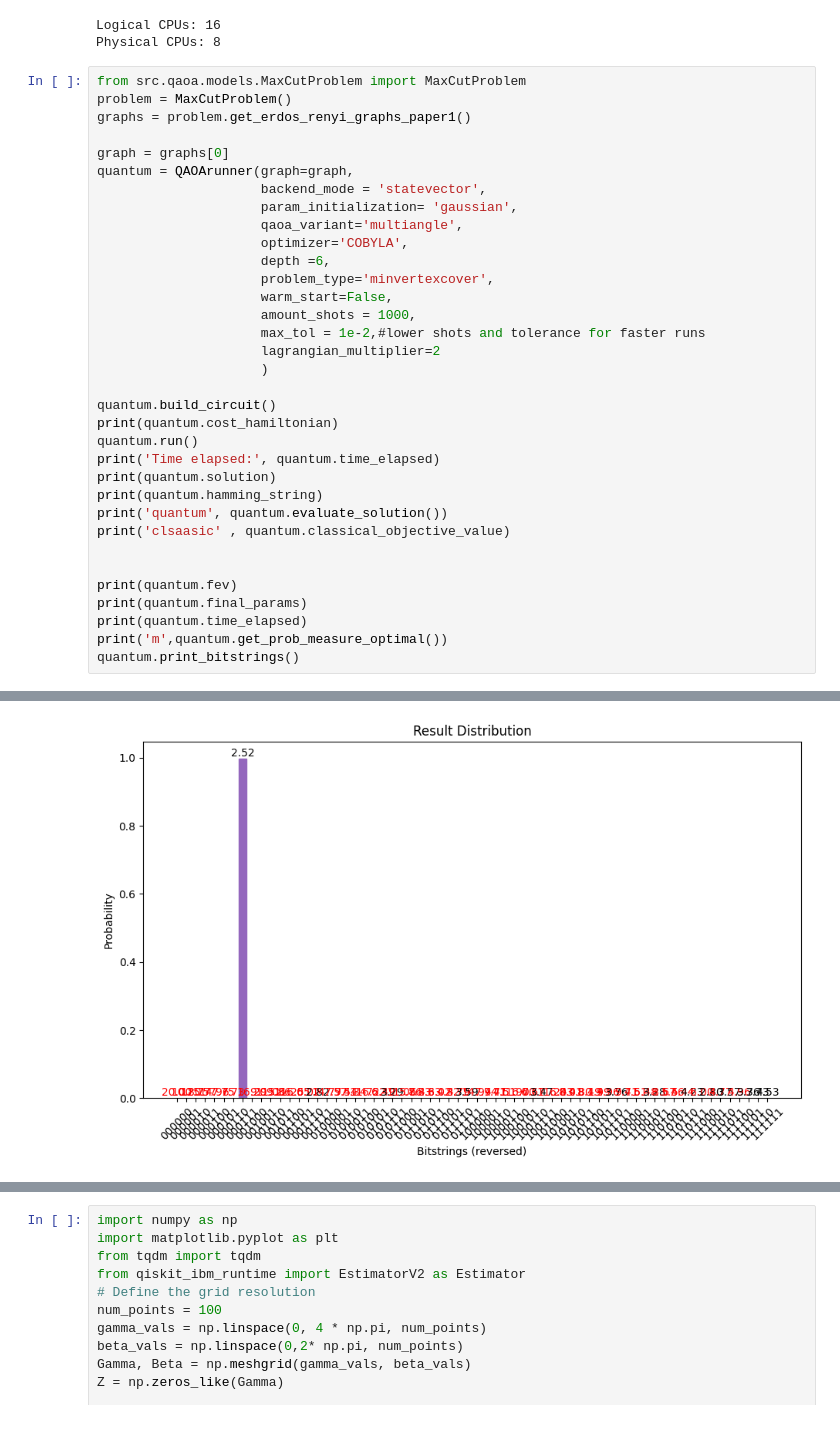
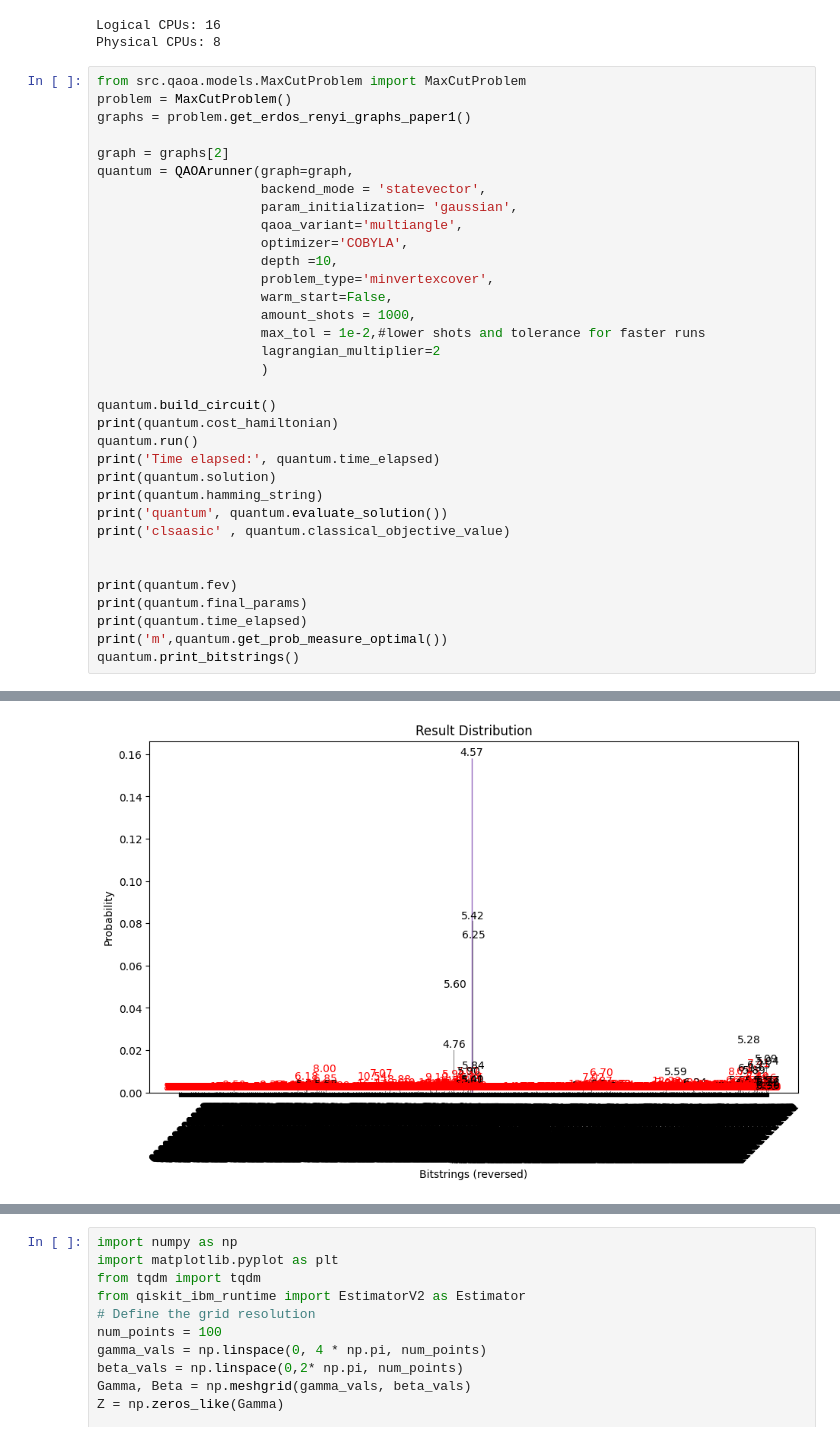
Before and after one commit to Smeidir/QAOA, a Jupyter notebook: tests.ipynb, the cells around one changed output, grey strips where cells are left out. Drawn from its saved outputs; the diff is of its cells as text.

```diff
--- a/tests.ipynb
+++ b/tests.ipynb
@@ -112,13 +112,13 @@ from src.qaoa.models.MaxCutProblem import MaxCutProblem
 problem = MaxCutProblem()
 graphs = problem.get_erdos_renyi_graphs_paper1()
 
-graph = graphs[0]
+graph = graphs[2]
 quantum = QAOArunner(graph=graph,
                      backend_mode = 'statevector',
                      param_initialization= 'gaussian',
                      qaoa_variant='multiangle',
                      optimizer='COBYLA',
-                     depth =6,
+                     depth =10,
                      problem_type='minvertexcover',
                      warm_start=False,
                      amount_shots = 1000,
@@ -162,4 +162,4 @@ m 0.9964364318246329
-[figure, old version]
+[figure, new version]
 # %%
 quantum.time_elapsed
 # %% [output]
```
Also changed, not shown: parts of 5 cells of this notebook, 1 other file.
